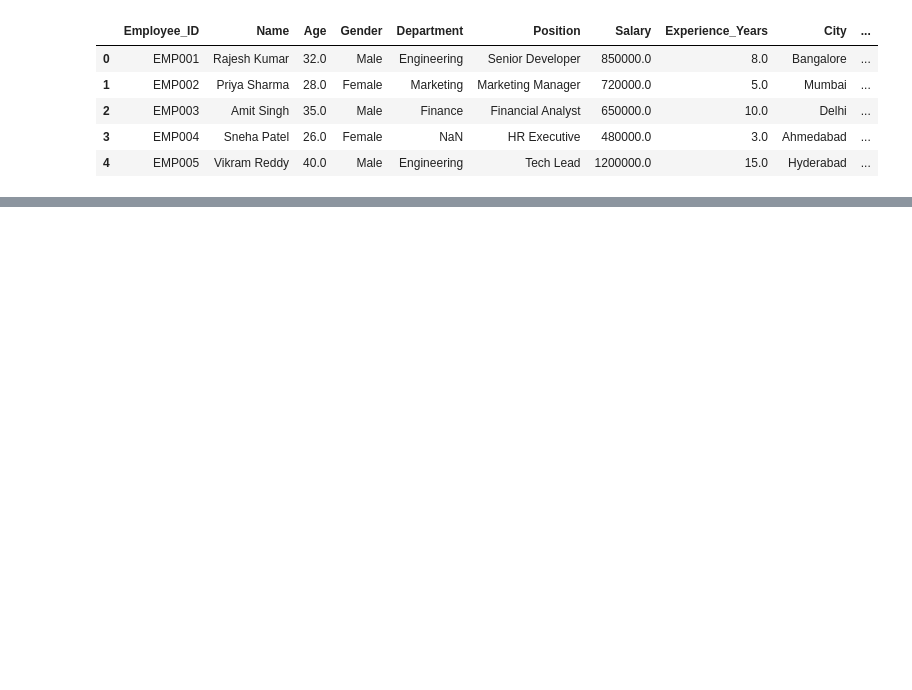
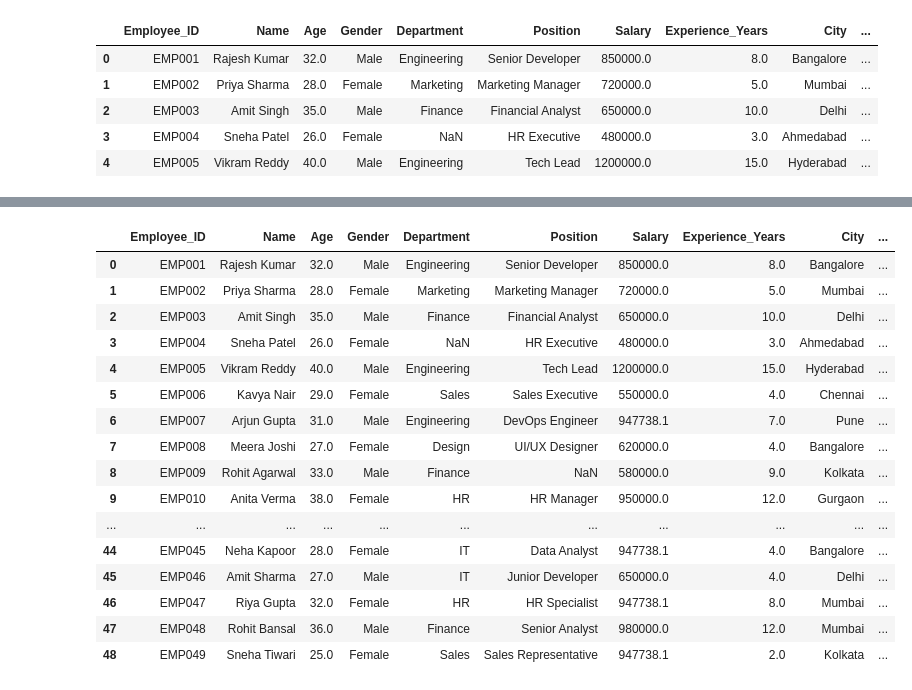
Before and after one commit to ayushsingh-ayushsingh/learn-ml, a Jupyter notebook: learn_numpy/project.ipynb, the cells around one changed output, grey strips where cells are left out. Saved outputs shown, nothing was run; the diff lists cells and outputs as text; code cells hidden in the pictures; blank space fills up the shorter version.

```diff
--- a/learn_numpy/project.ipynb
+++ b/learn_numpy/project.ipynb
@@ -21,0 +87,14 @@ df.head()
+# %%
+df["State"] = df["State"].fillna("UNKNOWN")
+# %%
+df.drop_duplicates(inplace=True)
+# %%
+df["Performance_Rating"] = df["Performance_Rating"].fillna(df["Performance_Rating"].median().__round__(2))
+# %%
+standard_salary = df["Salary"].std()
+mean_salary = df["Salary"].mean()
+
+lower_bound = mean_salary - 3 * (standard_salary)
+upper_bound = mean_salary + 3 * (standard_salary)
+
+df = df[(df["Salary"] >= lower_bound) & (df["Salary"] <= upper_bound)]
@@ -21,0 +105,20 @@ df.head()
+# %%
+df
+# %% [output]
+|  | Employee_ID | Name | Age | Gender | Department | Position | Salary | Experience_Years | City | ... |
+| 0 | EMP001 | Rajesh Kumar | 32.0 | Male | Engineering | Senior Developer | 850000.0 | 8.0 | Bangalore | ... |
+| 1 | EMP002 | Priya Sharma | 28.0 | Female | Marketing | Marketing Manager | 720000.0 | 5.0 | Mumbai | ... |
+| 2 | EMP003 | Amit Singh | 35.0 | Male | Finance | Financial Analyst | 650000.0 | 10.0 | Delhi | ... |
+| 3 | EMP004 | Sneha Patel | 26.0 | Female | NaN | HR Executive | 480000.0 | 3.0 | Ahmedabad | ... |
+| 4 | EMP005 | Vikram Reddy | 40.0 | Male | Engineering | Tech Lead | 1200000.0 | 15.0 | Hyderabad | ... |
+| 5 | EMP006 | Kavya Nair | 29.0 | Female | Sales | Sales Executive | 550000.0 | 4.0 | Chennai | ... |
+| 6 | EMP007 | Arjun Gupta | 31.0 | Male | Engineering | DevOps Engineer | 947738.1 | 7.0 | Pune | ... |
+| 7 | EMP008 | Meera Joshi | 27.0 | Female | Design | UI/UX Designer | 620000.0 | 4.0 | Bangalore | ... |
+| 8 | EMP009 | Rohit Agarwal | 33.0 | Male | Finance | NaN | 580000.0 | 9.0 | Kolkata | ... |
+| 9 | EMP010 | Anita Verma | 38.0 | Female | HR | HR Manager | 950000.0 | 12.0 | Gurgaon | ... |
+| ... | ... | ... | ... | ... | ... | ... | ... | ... | ... | ... |
+| 44 | EMP045 | Neha Kapoor | 28.0 | Female | IT | Data Analyst | 947738.1 | 4.0 | Bangalore | ... |
+| 45 | EMP046 | Amit Sharma | 27.0 | Male | IT | Junior Developer | 650000.0 | 4.0 | Delhi | ... |
+| 46 | EMP047 | Riya Gupta | 32.0 | Female | HR | HR Specialist | 947738.1 | 8.0 | Mumbai | ... |
+| 47 | EMP048 | Rohit Bansal | 36.0 | Male | Finance | Senior Analyst | 980000.0 | 12.0 | Mumbai | ... |
+| 48 | EMP049 | Sneha Tiwari | 25.0 | Female | Sales | Sales Representative | 947738.1 | 2.0 | Kolkata | ... |
```
Also changed, not shown: parts of 8 cells of this notebook, 3 other files.
